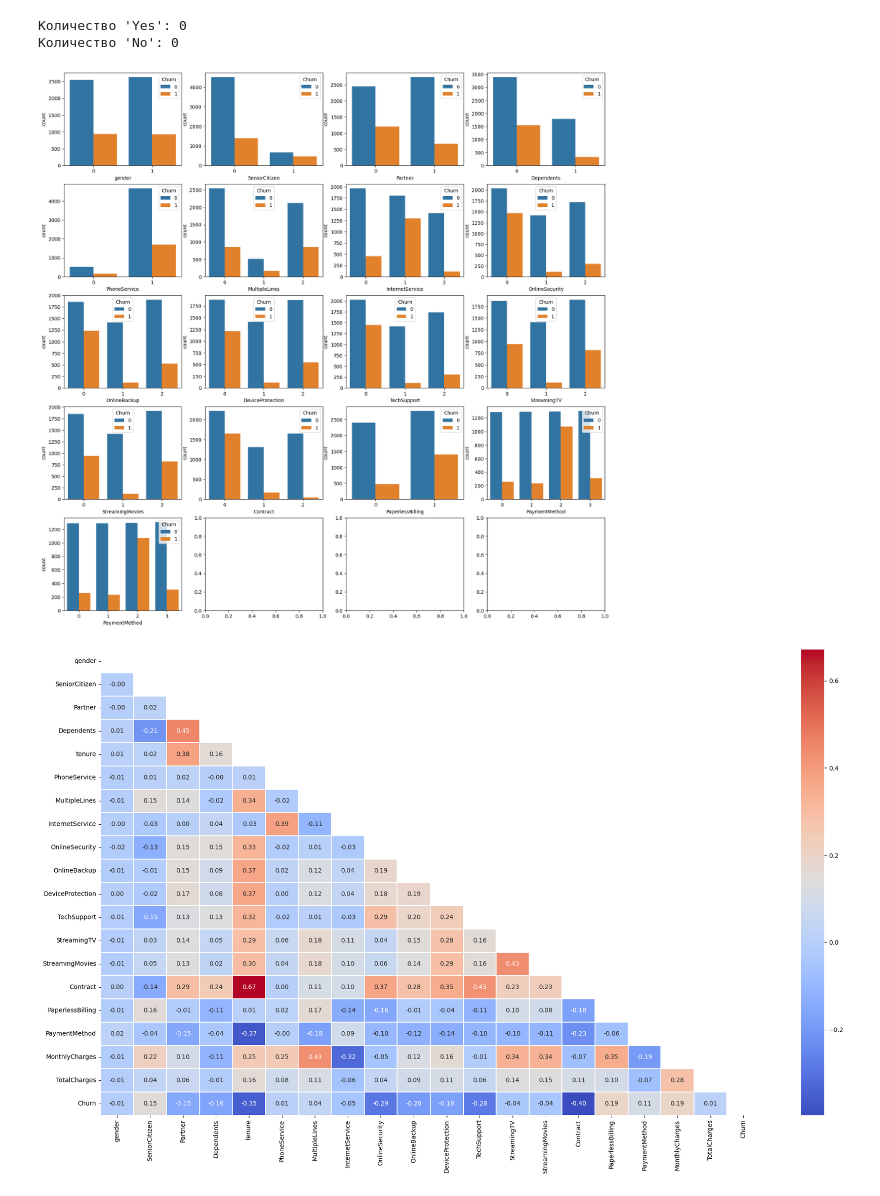
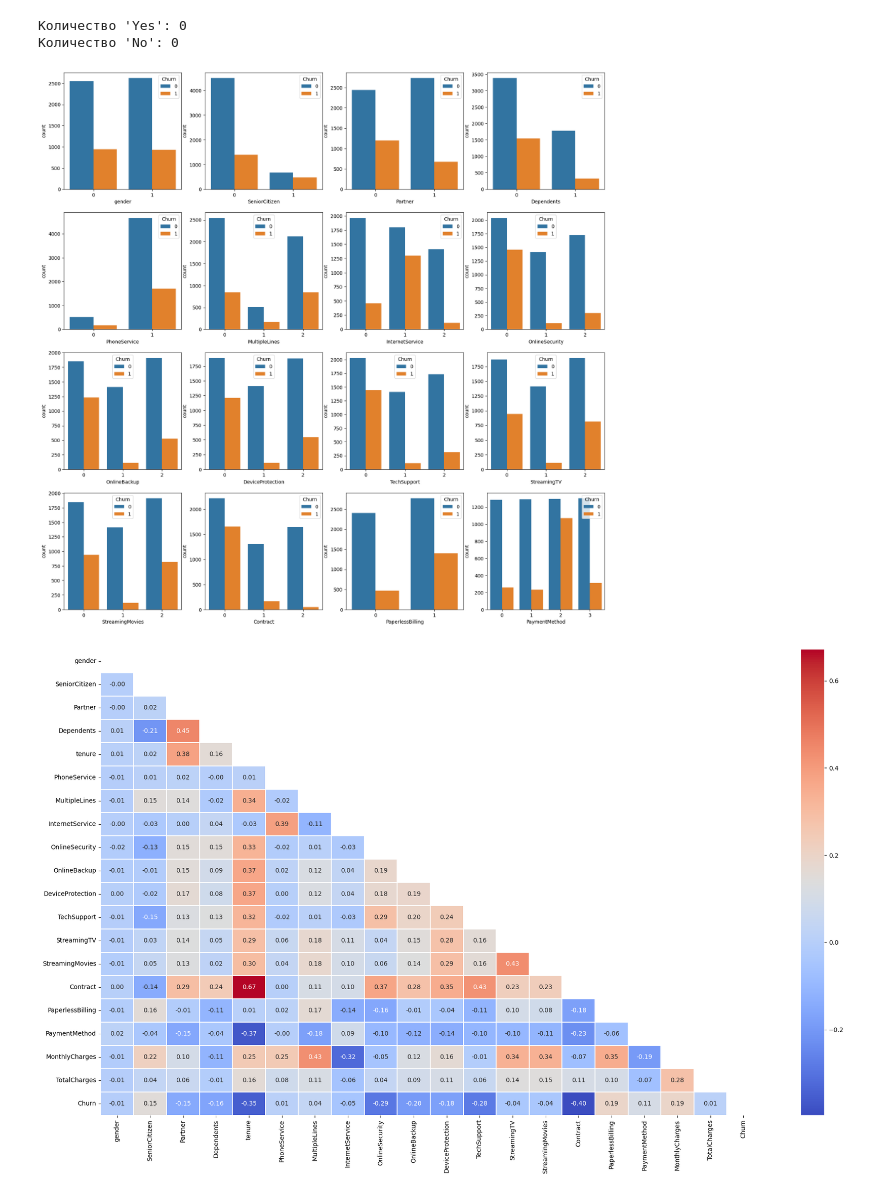
Before and after one commit to nmzaki/OTUS-ML-PRO-2024-10, a Jupyter notebook: homework-1/homework-1.ipynb, the cells around one changed output. Saved outputs shown, nothing was run; the diff lists cells and outputs as text; code cells hidden in the pictures.

```diff
--- a/homework-1/homework-1.ipynb
+++ b/homework-1/homework-1.ipynb
@@ -151,21 +167,21 @@ print(f"Количество 'No': {count_n}")
 Количество 'Yes': 0
 Количество 'No': 0
 # %%
-fig, axs = plt.subplots(5, 4, figsize=(20, 20))
+fig, axs = plt.subplots(4, 4, figsize=(20, 20))
 
 columns = ['gender','SeniorCitizen', 'Partner', 'Dependents',
            'PhoneService', 'MultipleLines', 'InternetService',
            'OnlineSecurity', 'OnlineBackup', 'DeviceProtection', 'TechSupport',
-           'StreamingTV', 'StreamingMovies', 'Contract', 'PaperlessBilling', 'PaymentMethod', 'PaymentMethod']
+           'StreamingTV', 'StreamingMovies', 'Contract', 'PaperlessBilling', 'PaymentMethod']
 
 for i, col in enumerate(columns):
     row = i // 4
     col_idx = i % 4
     sns.countplot(data=df, x=col, hue='Churn',ax=axs[row, col_idx])
 
 plt.show()
 # %% [output]
-[figure, old version]
+[figure, new version]
 # %%
 df_corr = df
 df_corr = df_corr.corr()
```
Also changed, not shown: parts of 34 cells of this notebook.
